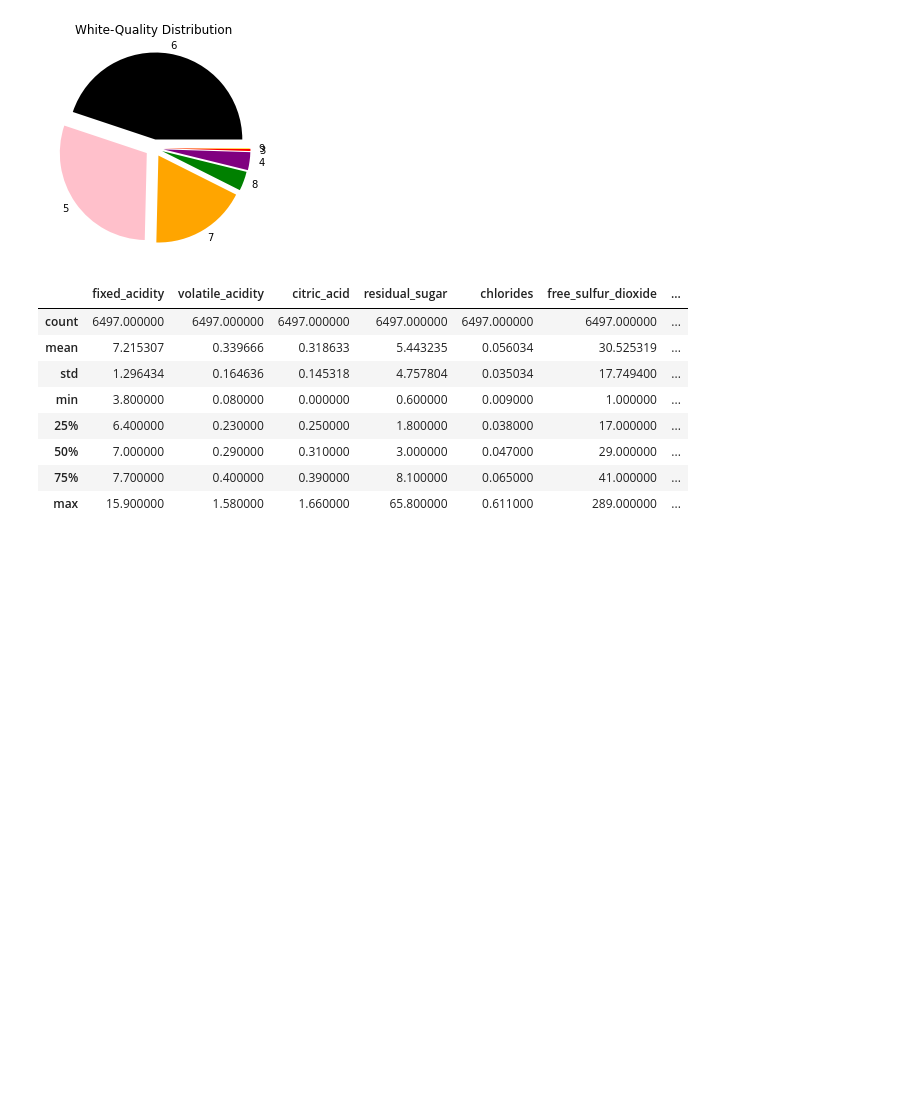
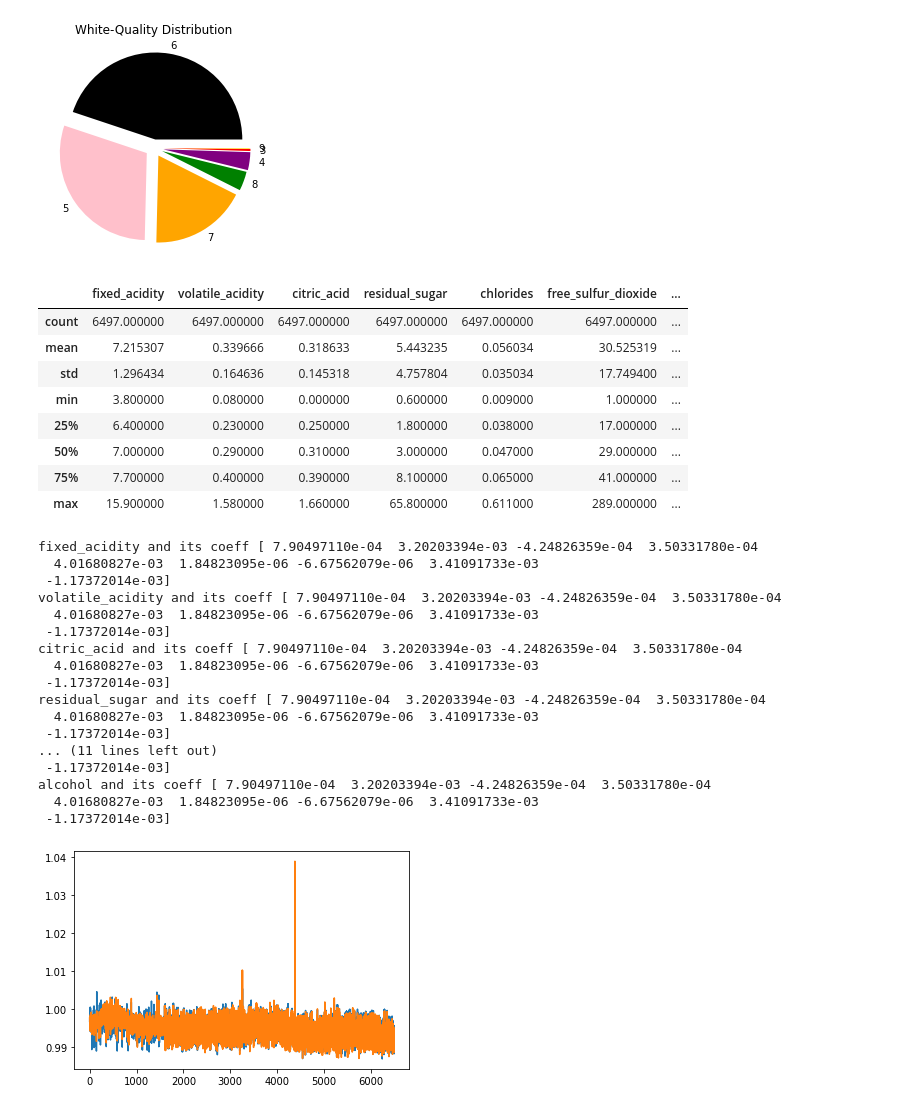
Before and after one commit to AlasWorld/EDA, a Jupyter notebook: Untitled40.ipynb, the cells around one changed output. Saved outputs shown, nothing was run; the diff lists cells and outputs as text; code cells hidden in the pictures; blank space fills up the shorter version.

```diff
--- a/Untitled40.ipynb
+++ b/Untitled40.ipynb
@@ -235,3 +238,40 @@ df.describe()
 | 50% | 7.000000 | 0.290000 | 0.310000 | 3.000000 | 0.047000 | 29.000000 | ... |
 | 75% | 7.700000 | 0.400000 | 0.390000 | 8.100000 | 0.065000 | 41.000000 | ... |
 | max | 15.900000 | 1.580000 | 1.660000 | 65.800000 | 0.611000 | 289.000000 | ... |
+# %%
+from sklearn.linear_model import LinearRegression
+mod=LinearRegression()
+df
+x=df.drop(["density","quality","color","pH"],axis=1).iloc[:].values
+x
+y=df.iloc[:,7].values
+# from sklearn.model_selection import train_test_split
+# xtr,xts,ytr,yts=train_test_split(x,y,random_state=0)
+# mod.fit(xtr,ytr)
+# y=mod.predict(xts)
+mod.fit(x,y)
+h=mod.predict(x)
+plt.plot(h)
+plt.plot(df.iloc[:,7])
+# This plot is showing that how accurate is our model .
+mod.coef_
+j=df.drop(["density","quality","color","pH"],axis=1).columns
+# %% [output]
+fixed_acidity and its coeff [ 7.90497110e-04  3.20203394e-03 -4.24826359e-04  3.50331780e-04
+  4.01680827e-03  1.84823095e-06 -6.67562079e-06  3.41091733e-03
+ -1.17372014e-03]
+volatile_acidity and its coeff [ 7.90497110e-04  3.20203394e-03 -4.24826359e-04  3.50331780e-04
+  4.01680827e-03  1.84823095e-06 -6.67562079e-06  3.41091733e-03
+ -1.17372014e-03]
+citric_acid and its coeff [ 7.90497110e-04  3.20203394e-03 -4.24826359e-04  3.50331780e-04
+  4.01680827e-03  1.84823095e-06 -6.67562079e-06  3.41091733e-03
+ -1.17372014e-03]
+residual_sugar and its coeff [ 7.90497110e-04  3.20203394e-03 -4.24826359e-04  3.50331780e-04
+  4.01680827e-03  1.84823095e-06 -6.67562079e-06  3.41091733e-03
+ -1.17372014e-03]
+... (11 lines left out)
+ -1.17372014e-03]
+alcohol and its coeff [ 7.90497110e-04  3.20203394e-03 -4.24826359e-04  3.50331780e-04
+  4.01680827e-03  1.84823095e-06 -6.67562079e-06  3.41091733e-03
+ -1.17372014e-03]
+[figure, added]
```
Also changed, not shown: parts of 15 cells of this notebook.
